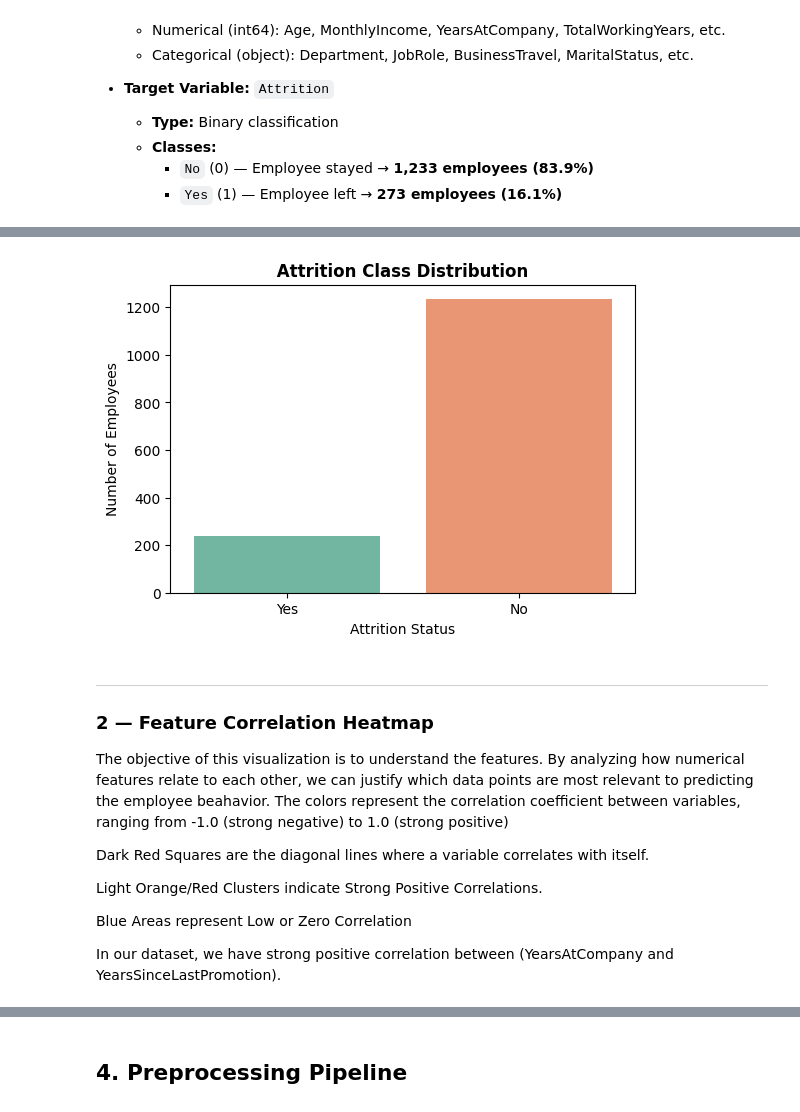
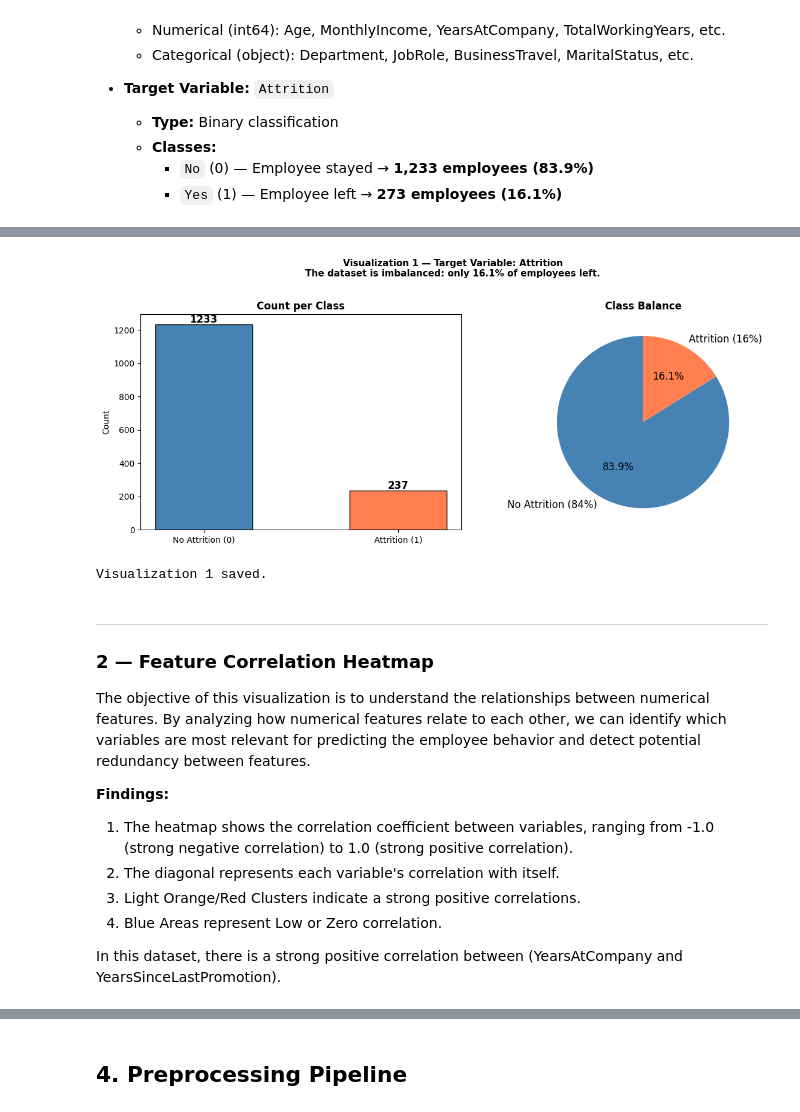
Before and after one commit to K0alaxy/SWE485-G2-Phase1, a Jupyter notebook: Phase1_Data_Exploration.ipynb, the cells around one changed output, grey strips where cells are left out. Drawn from its saved outputs; the diff is of its cells as text; code cells hidden in the pictures.

```diff
--- a/Phase1_Data_Exploration.ipynb
+++ b/Phase1_Data_Exploration.ipynb
@@ -98,25 +118,42 @@ print(df.describe())
 # %%
-# Visualizing the Class Distribution of the Target Variables
-plt.figure(figsize=(6, 4))
-sns.countplot(x='Attrition', data=df, hue='Attrition', palette='Set2', legend=False)
-plt.title(' Attrition Class Distribution ', fontweight='bold')
-plt.xlabel('Attrition Status')
-plt.ylabel('Number of Employees')
-plt.savefig('plots/viz1_class_distribution.png', bbox_inches='tight')
+# VISUALIZATION 1: Target Class Distribution
+fig, axes = plt.subplots(1, 2, figsize=(12, 5))
+
+counts = df['Attrition'].value_counts()
+axes[0].bar(['No Attrition (0)', 'Attrition (1)'], counts.values,
+            color=['steelblue', 'coral'], edgecolor='black', width=0.5)
+for i, v in enumerate(counts.values):
+    axes[0].text(i, v + 10, str(v), ha='center', fontweight='bold', fontsize=12)
+axes[0].set_title('Count per Class', fontsize=12, fontweight='bold')
+axes[0].set_ylabel('Count')
+
+axes[1].pie(counts.values, labels=['No Attrition (84%)', 'Attrition (16%)'],
+            colors=['steelblue', 'coral'], autopct='%1.1f%%',
+            startangle=90, textprops={'fontsize': 12})
+axes[1].set_title('Class Balance', fontsize=12, fontweight='bold')
+
+plt.suptitle(
+    'Visualization 1 — Target Variable: Attrition\n'
+    'The dataset is imbalanced: only 16.1% of employees left.\n',
+    fontsize=11, fontweight='bold'
+)
+plt.tight_layout()
+plt.savefig('plots/viz1_class_distribution.png', dpi=150, bbox_inches='tight')
 plt.show()
+print('Visualization 1 saved.')
 # %% [output]
-[figure, old version]
+[figure, new version]
+Visualization 1 saved.
 # %% [markdown]
 ---
 ### 2 — Feature Correlation Heatmap
-The objective of this visualization is to understand the features. By analyzing how numerical features relate to each other, we can justify which data points are most relevant to predicting the employee beahavior.
-The colors represent the correlation coefficient between variables, ranging from -1.0 (strong negative) to 1.0 (strong positive)
+The objective of this visualization is to understand the relationships between numerical features. By analyzing how numerical features relate to each other, we can identify which variables are most relevant for predicting the employee behavior and detect potential redundancy between features.
 
-Dark Red Squares are the diagonal lines where a variable correlates with itself.
+**Findings:**
+1. The heatmap shows the correlation coefficient between variables, ranging from -1.0 (strong negative correlation) to 1.0 (strong positive correlation).
+2. The diagonal represents each variable's correlation with itself.
+3. Light Orange/Red Clusters indicate a strong positive correlations.
+4. Blue Areas represent Low or Zero correlation.
 
-Light Orange/Red Clusters indicate Strong Positive Correlations.
-
-Blue Areas  represent Low or Zero Correlation
-
-In our dataset, we have strong positive correlation between (YearsAtCompany and YearsSinceLastPromotion).
+In this dataset, there is a strong positive correlation between (YearsAtCompany and YearsSinceLastPromotion).
 # %%
```
Also changed, not shown: parts of 8 cells of this notebook, 8 other files.
